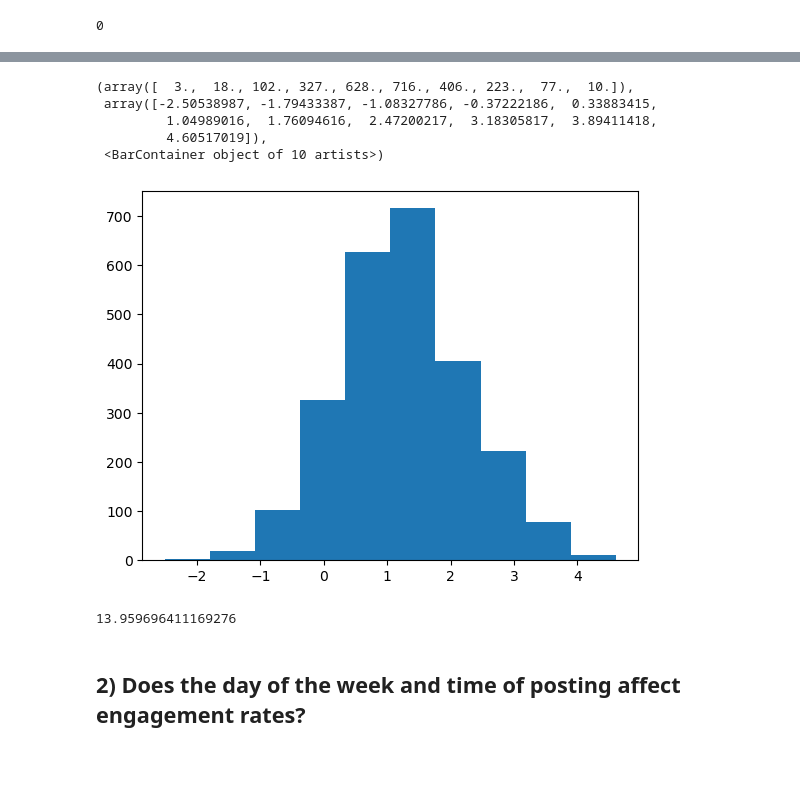
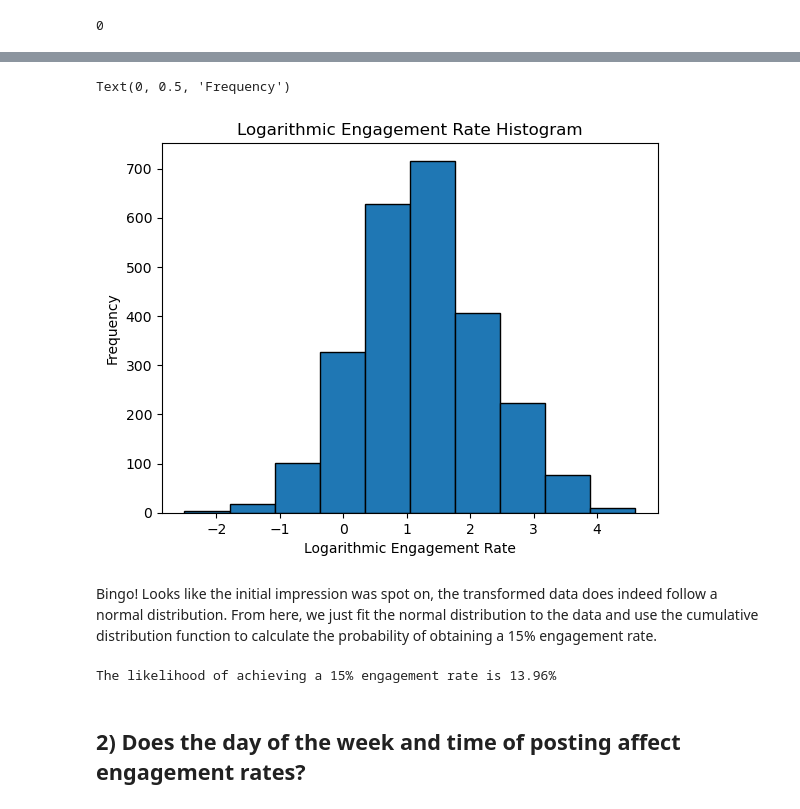
Before and after one commit to Isiah-Z-Montalvo/Evil-Geniuses-Data-Analyst-Internship-Assessment, a Jupyter notebook: Analysis.ipynb, the cells around one changed output, grey strips where cells are left out. Saved outputs shown, nothing was run; the diff lists cells and outputs as text; code cells hidden in the pictures; blank space fills up the shorter version.

```diff
--- a/Analysis.ipynb
+++ b/Analysis.ipynb
@@ -123,21 +139,22 @@ probDF.head()
 | 10 | 2023-03-31 18:36:01.000 | General | FBPAGE | Community_Engagement | 37692 | 8044 | ... |
 # %%
 logERS = np.log(probDF.Engagement_Rates)
-plt.hist(logERS)
+plt.hist(logERS, edgecolor = "black")
+plt.title("Logarithmic Engagement Rate Histogram")
+plt.xlabel("Logarithmic Engagement Rate")
+plt.ylabel("Frequency")
 # %% [output]
-(array([  3.,  18., 102., 327., 628., 716., 406., 223.,  77.,  10.]),
- array([-2.50538987, -1.79433387, -1.08327786, -0.37222186,  0.33883415,
-         1.04989016,  1.76094616,  2.47200217,  3.18305817,  3.89411418,
-         4.60517019]),
- <BarContainer object of 10 artists>)
+Text(0, 0.5, 'Frequency')
-[figure, old version]
+[figure, new version]
+# %% [markdown]
+Bingo! Looks like the initial impression was spot on, the transformed data does indeed follow a normal distribution. From here, we just fit the normal distribution to the data and use the cumulative distribution function to calculate the probability of obtaining a 15% engagement rate.
 # %%
 mean, std = norm.fit(logERS)
 likelihood = norm(loc = mean, scale = std).cdf(0.15)
 likelihood = likelihood * 100
-print(likelihood)
+print("The likelihood of achieving a 15% engagement rate is {0:.2f}%".format(likelihood))
 # %% [output]
-13.959696411169276
+The likelihood of achieving a 15% engagement rate is 13.96%
 # %% [markdown]
 ## 2) Does the day of the week and time of posting affect engagement rates?
 # %% [markdown]
```
Also changed, not shown: parts of 12 cells of this notebook.
